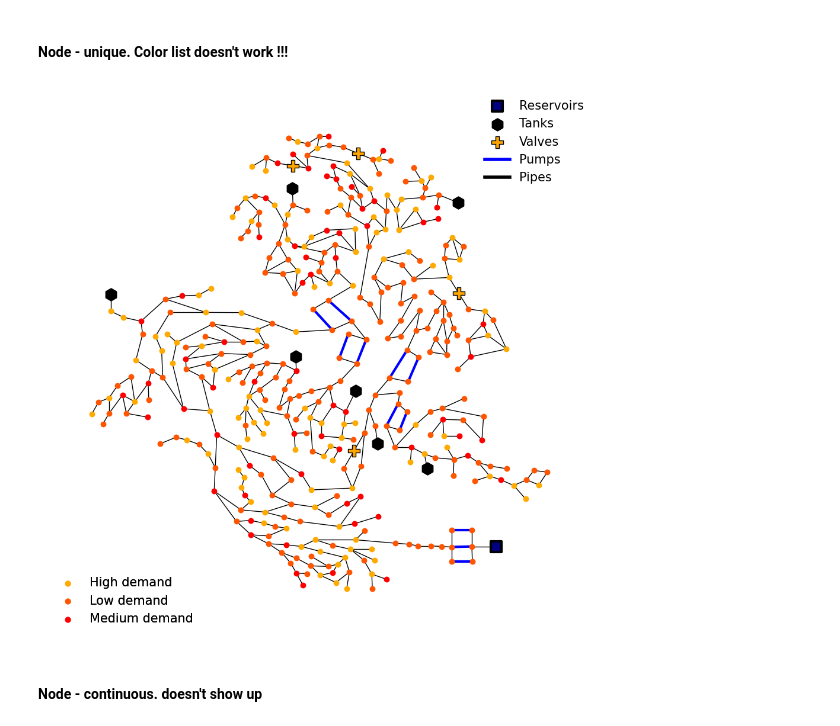
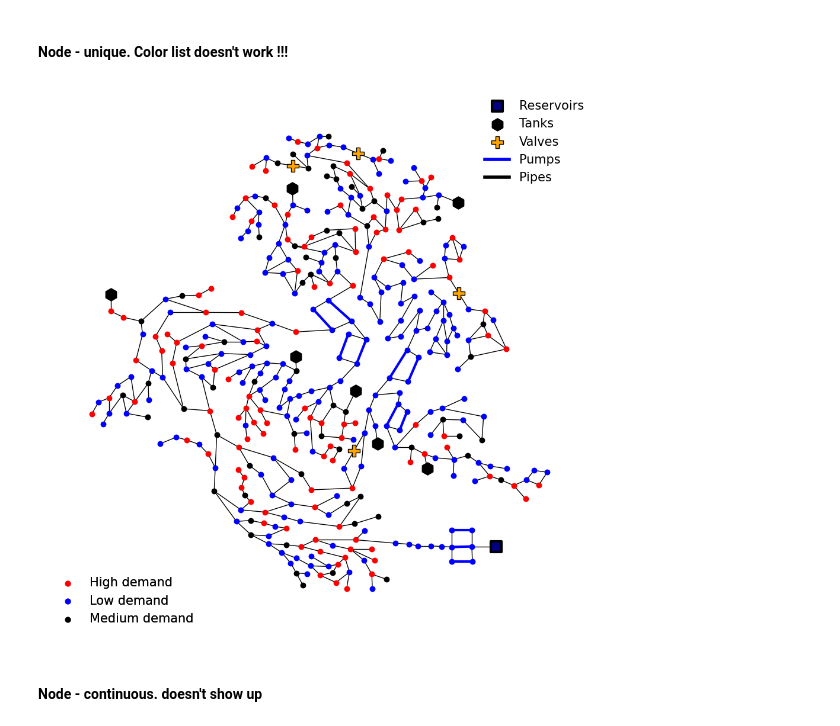
Before and after one commit to tylertrimble/viswaternet, a Jupyter notebook: examples/VisWaterNet testing - plot_unique_data.ipynb, the cells around one changed output. Cells and saved outputs as stored; diff of their text form; code cells hidden in the pictures.

```diff
--- a/examples/VisWaterNet testing - plot_unique_data.ipynb
+++ b/examples/VisWaterNet testing - plot_unique_data.ipynb
@@ -104,11 +104,11 @@ model.plot_unique_data(parameter='excel_data', data_file = 'Excel/CTown_pipe_age
 # %%
 model.plot_unique_data(parameter='excel_data', data_file = 'Excel/node_categorical_data.xlsx',
                        parameter_type='node',
-                       data_type='unique',excel_columns=[0,1], legend_loc_2 = 'lower left',
-                       #color_list = ["red","blue","black"],
+                       data_type='unique',excel_columns=[0,1], discrete_legend_loc = 'lower left',
+                       color_list = ["red","blue","black"],
                        reservoir_color = 'navy', tank_color = 'k')
 # %% [output]
-[figure, old version]
+[figure, new version]
 # %% [markdown]
 #### Node - continuous. doesn't show up
 # %%
```
Also changed, not shown: parts of 15 cells of this notebook, 14 other files.
